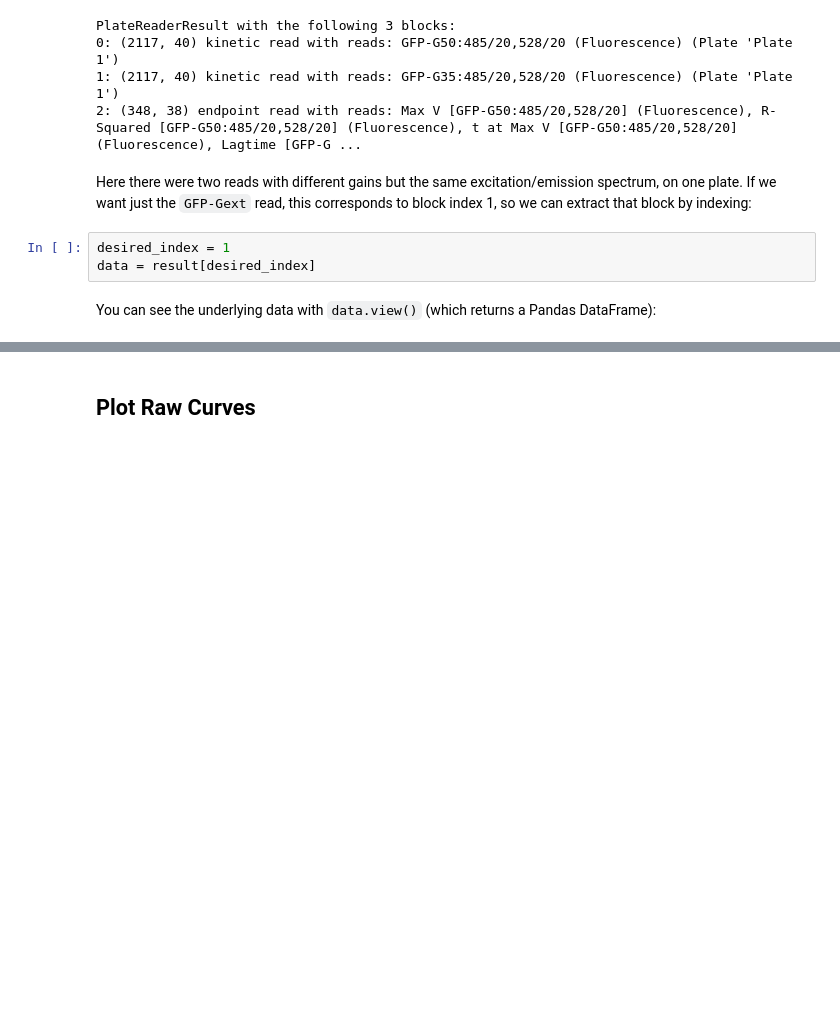
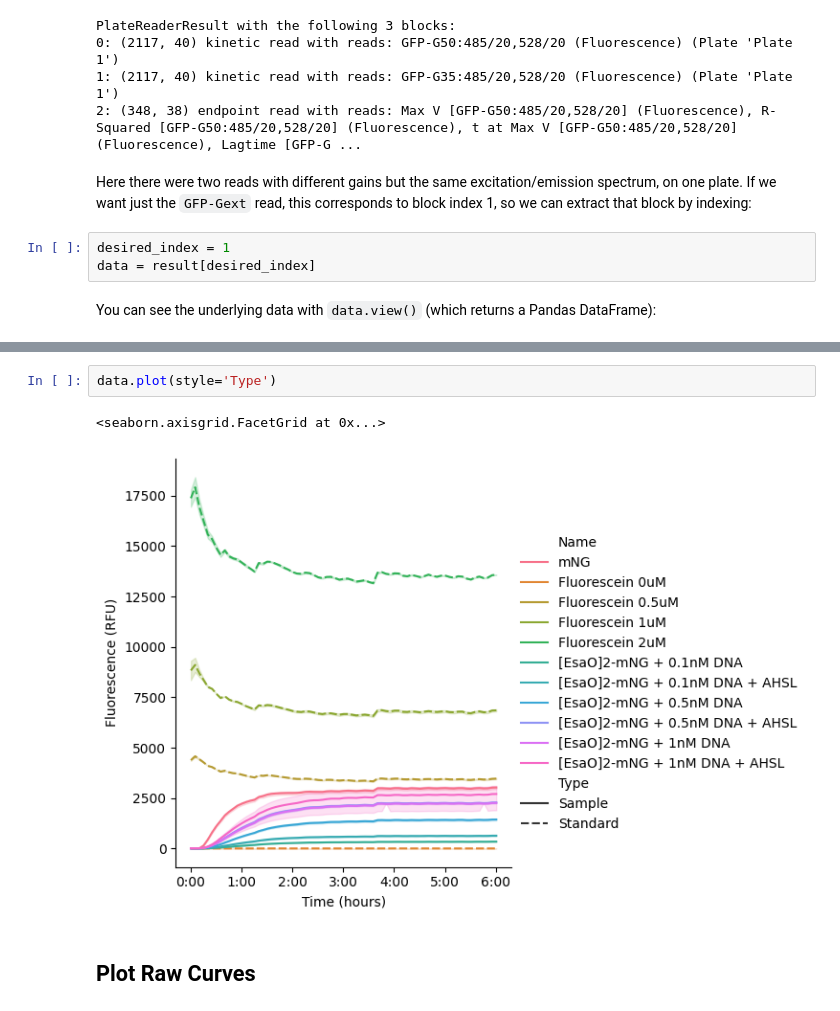
Before and after one commit to nucleus-eng/devstudio-board, a Jupyter notebook: devnotes/devnote-cn-20260924-20261001/experiments/20260926-dna-titration-esar-spent/platereader.ipynb, the cells around one changed output, grey strips where cells are left out. Cells and saved outputs as stored; diff of their text form; blank space fills up the shorter version.

```diff
--- a/devnotes/devnote-cn-20260924-20261001/experiments/20260926-dna-titration-esar-spent/platereader.ipynb
+++ b/devnotes/devnote-cn-20260924-20261001/experiments/20260926-dna-titration-esar-spent/platereader.ipynb
@@ -132,6 +132,11 @@ data.view().head()
 | 2 | 2026-09-24 | [EsaO]2-mNG DNA template titratio... | B2 | mNG | Sample | 0 days 00:10:31 | 12 | GFP-G35:485/20,528/20 | GFP-G35 | Synergy 2 | ... |
 | 3 | 2026-09-24 | [EsaO]2-mNG DNA template titratio... | B2 | mNG | Sample | 0 days 00:15:31 | 162 | GFP-G35:485/20,528/20 | GFP-G35 | Synergy 2 | ... |
 | 4 | 2026-09-24 | [EsaO]2-mNG DNA template titratio... | B2 | mNG | Sample | 0 days 00:20:31 | 477 | GFP-G35:485/20,528/20 | GFP-G35 | Synergy 2 | ... |
+# %%
+data.plot(style='Type')
+# %% [output]
+<seaborn.axisgrid.FacetGrid at 0x...>
+[figure, added]
 # %% [markdown]
 ## Plot Raw Curves
 # %%
```
Also changed, not shown: parts of 11 cells of this notebook, 9 other files.
